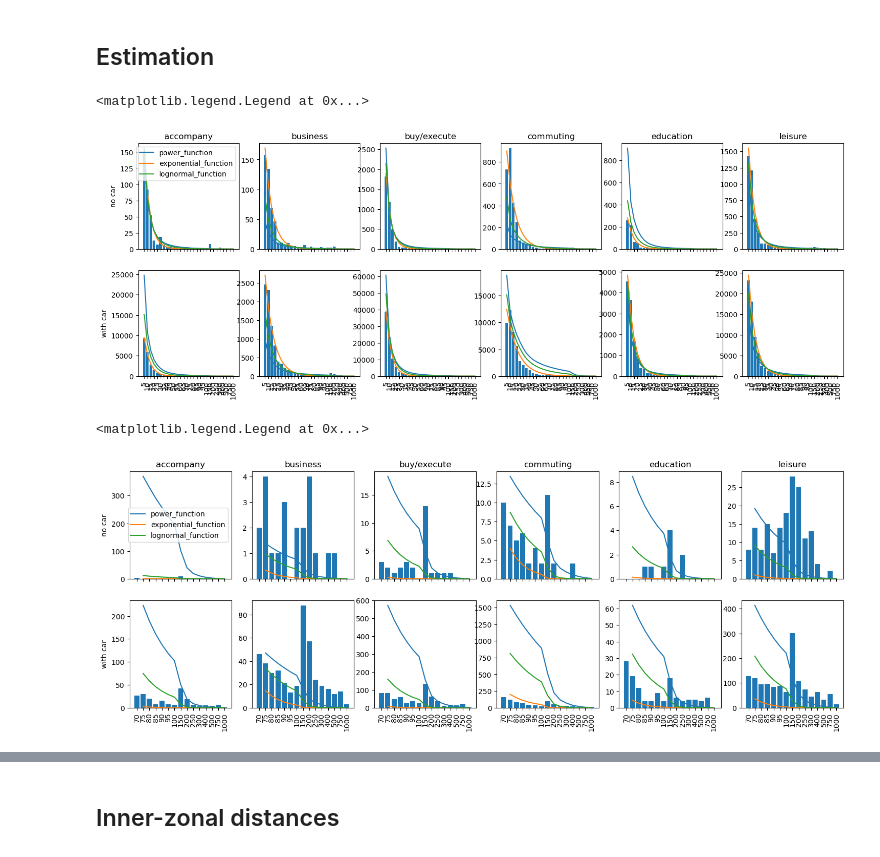
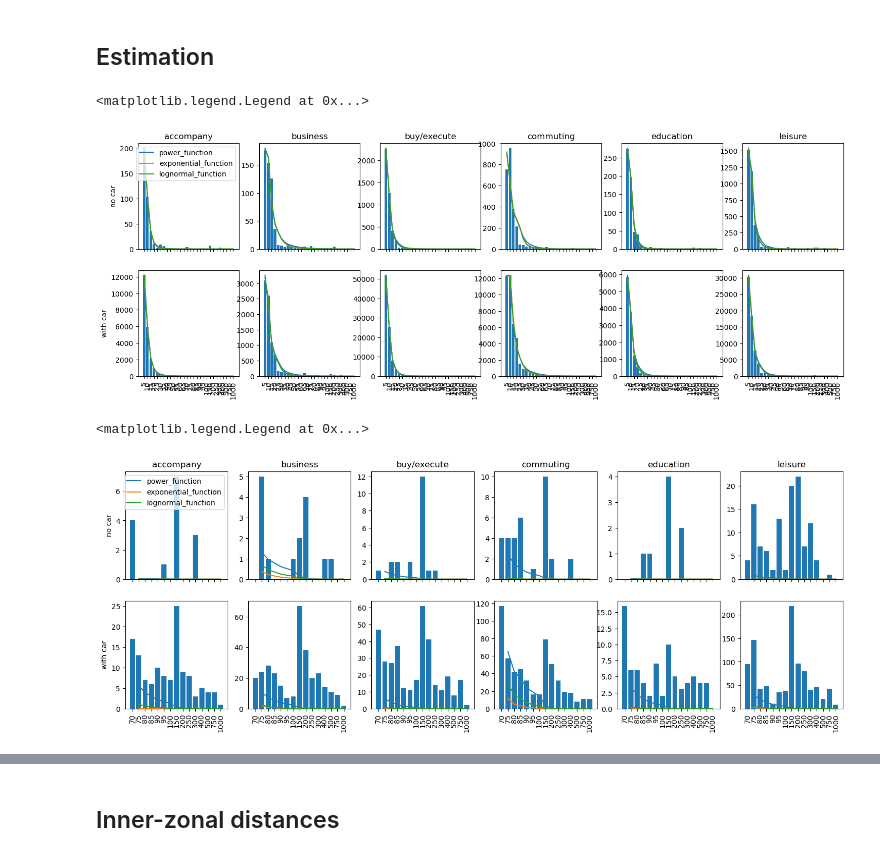
Before and after one commit to marlinarnz/quetzal_germany, a Jupyter notebook: notebooks/cal_distribution.ipynb, the cells around one changed output, grey strips where cells are left out. Saved outputs shown, nothing was run; the diff lists cells and outputs as text; code cells hidden in the pictures.

Commit message:
switched to euclidian distances in distribution and sparsification bugfix

```diff
--- a/notebooks/cal_distribution.ipynb
+++ b/notebooks/cal_distribution.ipynb
@@ -99,9 +108,6 @@ len(trips)
-# %%
-# Create CC+distance metric
-trips['cc_dist'] = trips['cc'] + trips['length'] / 10
 # %%
 # Cut cc into bins
-dist = pd.read_csv(output_path + 'distances_centroids.csv', index_col=['origin', 'destination'])
+#dist = pd.read_csv(output_path + 'distances_centroids.csv', index_col=['origin', 'destination'])
 cc = cc.merge(dist, right_index=True, left_index=True, how='left')
 cc['bin'] = pd.cut(cc['length'], bins=bins, labels=bins[1:])
 cc = cc.loc[cc['bin'].notna()]
@@ -186,12 +192,12 @@ for seg in segments:
     n_trips = trips.loc[mask, 'bin_eq'].value_counts()
     n_trips = pd.concat([n_trips, pd.Series(0, list(set(bins_eq[1:])-set(n_trips.index)))]).sort_index()
     #cc_means = trips.loc[mask].groupby('bin_eq')['cc'].mean()
-    cc_means = cc.groupby('bin_eq')[seg].mean()
+    cc_means = pd.Series(index=bins_eq[1:], data=cc.groupby('bin_eq')[seg].mean()).fillna(0)
     CC = (np.array(cc_means), np.array(dist_means_eq))
     for f in functions:
         (a,b,c), _ = curve_fit(f, CC, n_trips,
                                p0=[1000., 1., 0.1],
-                               bounds=(0, [1000000., 10., 1.]),
+                               bounds=(0, [10000000000., 10., 1.]),
                                maxfev=10000)
         R2 = get_r_square(n_trips, f(CC, a,b,c))
         results.loc[len(results)] = [seg, f.__name__, a, b, c, R2]
@@ -203,14 +209,14 @@ ind = pd.Series(np.arange(len(bins[1:])), bins[1:])
 dist_means = [2.5]+[bins[i] + (bins[i+1]-bins[i])/2 for i in range(1, len(bins[:-1]))]
 for i in [0,1]:
     for j in range(len(purposes)):
-        mask = (trips['car_avail']==i) & (trips['purpose_model']==purposes[j])
+        seg = purposes[j]+{0:'_no_car',1:'_car'}[i]
+        mask = trips['segment']==seg
         n_trips = trips.loc[mask, 'bin'].value_counts().sort_index()
         #cc_means = trips.loc[mask].groupby('bin')['cc'].mean()
         cc_means = cc.groupby('bin')[seg].mean()
         CC = (np.array(cc_means), np.array(dist_means))
         ax[i,j].bar(ind.loc[n_trips.index], n_trips)
         for f in functions:
-            seg = purposes[j]+{0:'_no_car',1:'_car'}[i]
             ax[i,j].plot(ind.loc[cc_means.index],
                          f(CC, results.loc[(seg, f.__name__), 'a'],
                            results.loc[(seg, f.__name__), 'b'],
@@ -223,36 +229,36 @@ ax[1,0].set_ylabel('with car')
 ax[0,0].legend()
 # %% [output]
 <matplotlib.legend.Legend at 0x...>
-[figure, old version]
+[figure, new version]
 # %%
 # Results for long-distance bins
 fig, ax = plt.subplots(nrows=2, ncols=len(purposes), figsize=(18,6), sharex='all', sharey=False)
 ind = pd.Series(np.arange(len(bins[1:])), bins[1:]).loc[bins[int(len(bins)/2):]]
 for i in [0,1]:
     for j in range(len(purposes)):
-        mask = (trips['car_avail']==i) & (trips['purpose_model']==purposes[j])
+        seg = purposes[j]+{0:'_no_car',1:'_car'}[i]
+        mask = trips['segment']==seg
         n_trips = trips.loc[mask, 'bin'].value_counts().sort_index()
         #cc_means = trips.loc[mask].groupby('bin')['cc'].mean()
         cc_means = cc.groupby('bin')[seg].mean()
         n_trips = n_trips.loc[bins[int(len(bins)/2)]:]
         CC = (np.array(cc_means[int(len(bins)/2):]),
               np.array(dist_means[int(len(bins)/2):]))
         ax[i,j].bar(ind.loc[n_trips.index], n_trips)
         for f in functions:
-            seg = purposes[j]+{0:'_no_car',1:'_car'}[i]
             ax[i,j].plot(ind.loc[cc_means[int(len(bins)/2):].index],
                          f(CC, results.loc[(seg, f.__name__), 'a'],
                            results.loc[(seg, f.__name__), 'b'],
                            results.loc[(seg, f.__name__), 'c']),
                          label=f.__name__)
         ax[i,j].set_xticks(ind.values, bins[int(len(bins)/2):], rotation=90)
         ax[0,j].set_title(purposes[j])
 ax[0,0].set_ylabel('no car')
 ax[1,0].set_ylabel('with car')
 ax[0,0].legend()
 # %% [output]
 <matplotlib.legend.Legend at 0x...>
-[figure, old version]
+[figure, new version]
 # %%
 results
 # %% [output]
```
Also changed, not shown: parts of 6 cells of this notebook, 3 other files.
